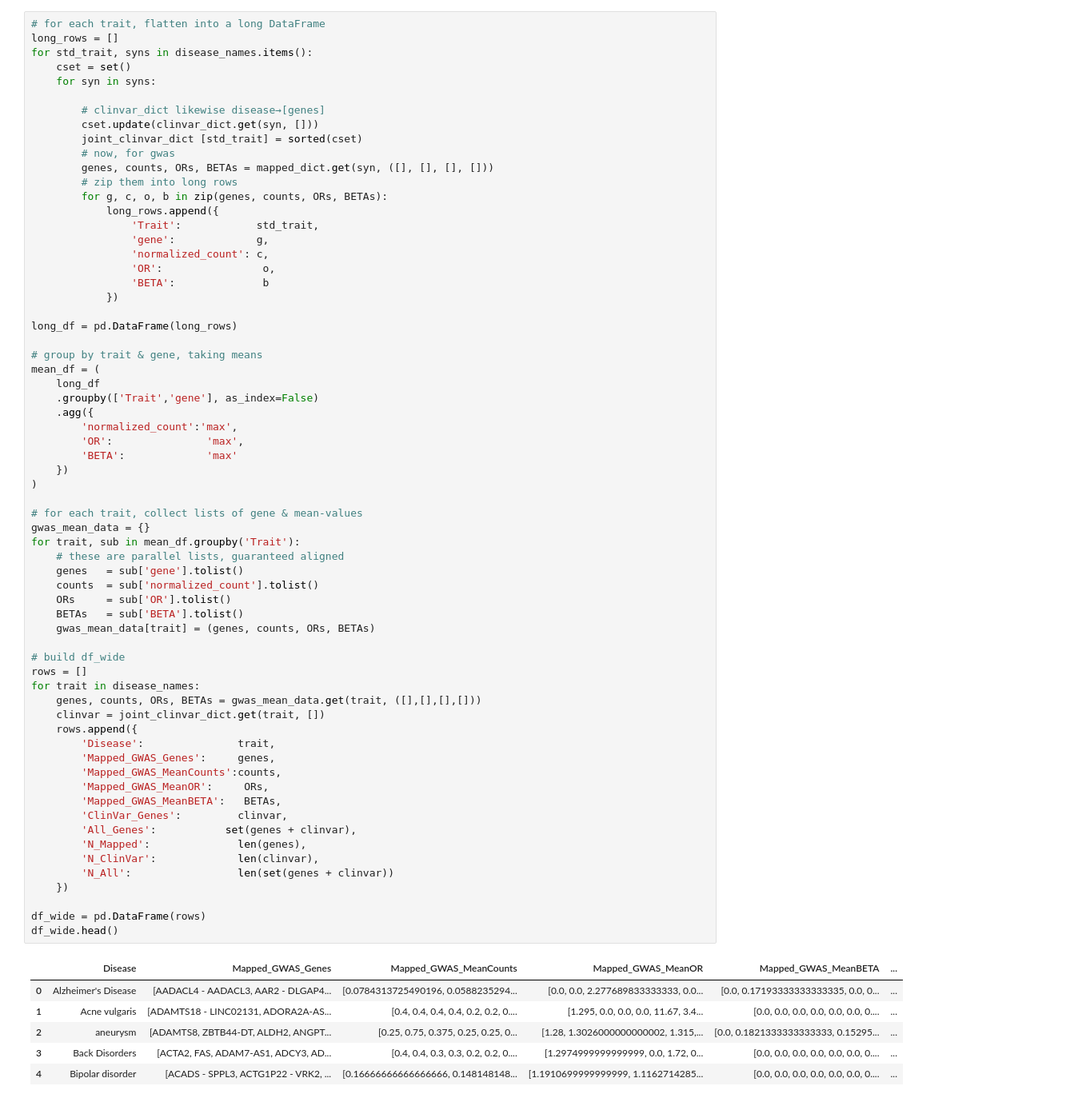
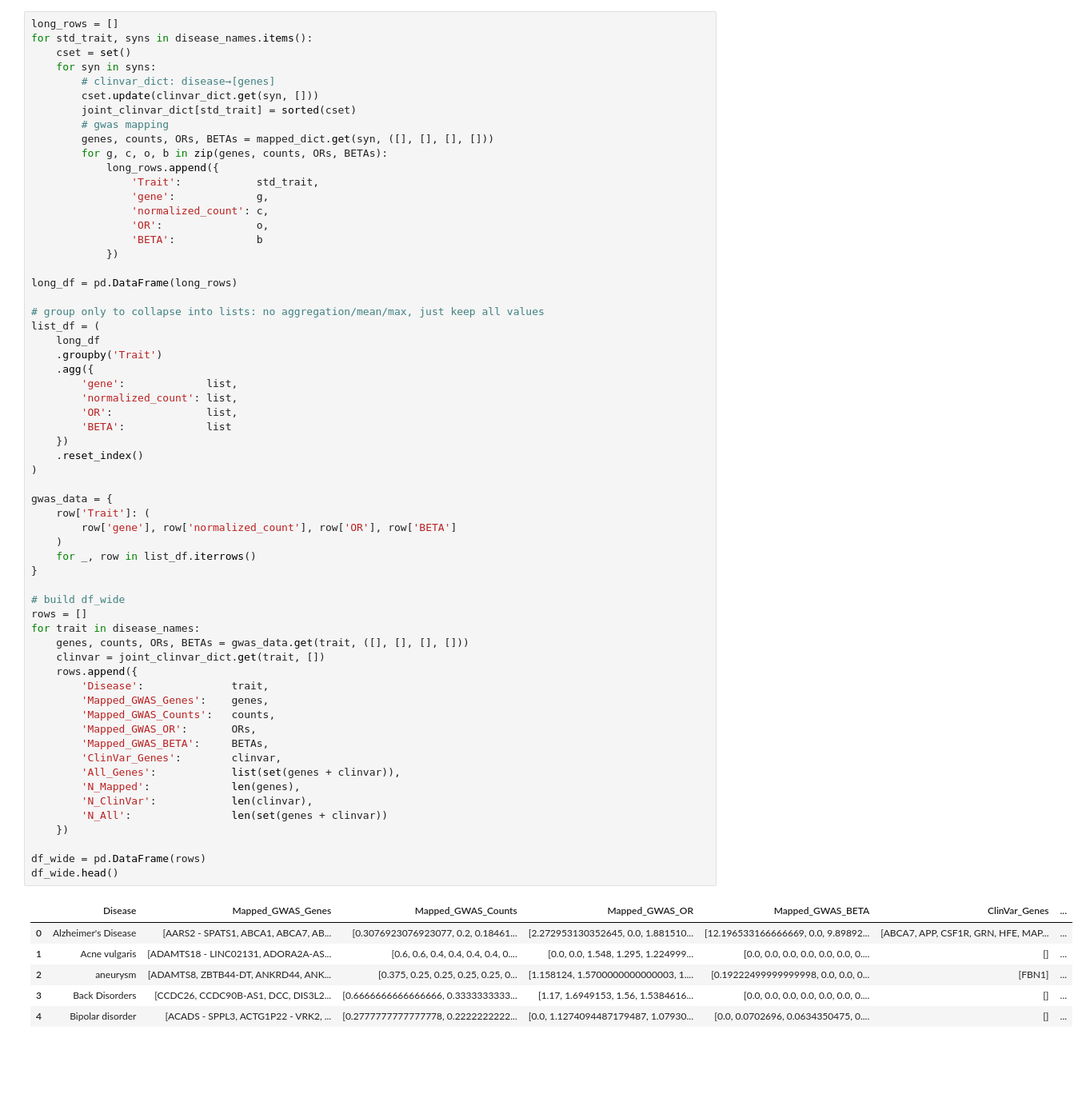
Before and after one commit to GilSasson1/DS_Project_WIS, a Jupyter notebook: merge_genes.ipynb, the cells around one changed output. Shown at 80% size. Cells and saved outputs as stored; diff of their text form; blank space fills up the shorter version.

```diff
--- a/merge_genes.ipynb
+++ b/merge_genes.ipynb
@@ -112,77 +112,73 @@ disease_names = {"Alzheimer's Disease": ["Alzheimer_s disease", "Alzheimer_s dis
 
 joint_clinvar_dict  = {}
 # %%
-# for each trait, flatten into a long DataFrame
 long_rows = []
 for std_trait, syns in disease_names.items():
     cset = set()
     for syn in syns:
-
-        # clinvar_dict likewise disease→[genes]
+        # clinvar_dict: disease→[genes]
         cset.update(clinvar_dict.get(syn, []))
-        joint_clinvar_dict [std_trait] = sorted(cset)
-        # now, for gwas
+        joint_clinvar_dict[std_trait] = sorted(cset)
+        # gwas mapping
         genes, counts, ORs, BETAs = mapped_dict.get(syn, ([], [], [], []))
-        # zip them into long rows
         for g, c, o, b in zip(genes, counts, ORs, BETAs):
             long_rows.append({
                 'Trait':            std_trait,
                 'gene':             g,
                 'normalized_count': c,
-                'OR':                o,
-                'BETA':              b
+                'OR':               o,
+                'BETA':             b
             })
 
 long_df = pd.DataFrame(long_rows)
 
-# group by trait & gene, taking means
-mean_df = (
+# group only to collapse into lists: no aggregation/mean/max, just keep all values
+list_df = (
     long_df
-    .groupby(['Trait','gene'], as_index=False)
+    .groupby('Trait')
     .agg({
-        'normalized_count':'max',
-        'OR':               'max',
-        'BETA':             'max'
+        'gene':             list,
+        'normalized_count': list,
+        'OR':               list,
+        'BETA':             list
     })
+    .reset_index()
 )
 
-# for each trait, collect lists of gene & mean‐values
-gwas_mean_data = {}
-for trait, sub in mean_df.groupby('Trait'):
-    # these are parallel lists, guaranteed aligned
-    genes   = sub['gene'].tolist()
-    counts  = sub['normalized_count'].tolist()
-    ORs     = sub['OR'].tolist()
-    BETAs   = sub['BETA'].tolist()
-    gwas_mean_data[trait] = (genes, counts, ORs, BETAs)
+gwas_data = {
+    row['Trait']: (
+        row['gene'], row['normalized_count'], row['OR'], row['BETA']
+    )
+    for _, row in list_df.iterrows()
+}
 
 # build df_wide
 rows = []
 for trait in disease_names:
-    genes, counts, ORs, BETAs = gwas_mean_data.get(trait, ([],[],[],[]))
+    genes, counts, ORs, BETAs = gwas_data.get(trait, ([], [], [], []))
     clinvar = joint_clinvar_dict.get(trait, [])
     rows.append({
-        'Disease':               trait,
-        'Mapped_GWAS_Genes':     genes,
-        'Mapped_GWAS_MeanCounts':counts,
-        'Mapped_GWAS_MeanOR':     ORs,
-        'Mapped_GWAS_MeanBETA':   BETAs,
-        'ClinVar_Genes':         clinvar,
-        'All_Genes':           set(genes + clinvar),
-        'N_Mapped':              len(genes),
-        'N_ClinVar':             len(clinvar),
-        'N_All':                 len(set(genes + clinvar))
+        'Disease':              trait,
+        'Mapped_GWAS_Genes':    genes,
+        'Mapped_GWAS_Counts':   counts,
+        'Mapped_GWAS_OR':       ORs,
+        'Mapped_GWAS_BETA':     BETAs,
+        'ClinVar_Genes':        clinvar,
+        'All_Genes':            list(set(genes + clinvar)),
+        'N_Mapped':             len(genes),
+        'N_ClinVar':            len(clinvar),
+        'N_All':                len(set(genes + clinvar))
     })
 
 df_wide = pd.DataFrame(rows)
 df_wide.head()
 # %% [output]
-|  | Disease | Mapped_GWAS_Genes | Mapped_GWAS_MeanCounts | Mapped_GWAS_MeanOR | Mapped_GWAS_MeanBETA | ... |
-| 0 | Alzheimer's Disease | [AADACL4 - AADACL3, AAR2 - DLGAP4... | [0.0784313725490196, 0.0588235294... | [0.0, 0.0, 2.277689833333333, 0.0... | [0.0, 0.17193333333333335, 0.0, 0... | ... |
-| 1 | Acne vulgaris | [ADAMTS18 - LINC02131, ADORA2A-AS... | [0.4, 0.4, 0.4, 0.4, 0.2, 0.2, 0.... | [1.295, 0.0, 0.0, 0.0, 11.67, 3.4... | [0.0, 0.0, 0.0, 0.0, 0.0, 0.0, 0.... | ... |
-| 2 | aneurysm | [ADAMTS8, ZBTB44-DT, ALDH2, ANGPT... | [0.25, 0.75, 0.375, 0.25, 0.25, 0... | [1.28, 1.3026000000000002, 1.315,... | [0.0, 0.1821333333333333, 0.15295... | ... |
-| 3 | Back Disorders | [ACTA2, FAS, ADAM7-AS1, ADCY3, AD... | [0.4, 0.4, 0.3, 0.3, 0.2, 0.2, 0.... | [1.2974999999999999, 0.0, 1.72, 0... | [0.0, 0.0, 0.0, 0.0, 0.0, 0.0, 0.... | ... |
-| 4 | Bipolar disorder | [ACADS - SPPL3, ACTG1P22 - VRK2, ... | [0.16666666666666666, 0.148148148... | [1.1910699999999999, 1.1162714285... | [0.0, 0.0, 0.0, 0.0, 0.0, 0.0, 0.... | ... |
+|  | Disease | Mapped_GWAS_Genes | Mapped_GWAS_Counts | Mapped_GWAS_OR | Mapped_GWAS_BETA | ClinVar_Genes | ... |
+| 0 | Alzheimer's Disease | [AARS2 - SPATS1, ABCA1, ABCA7, AB... | [0.3076923076923077, 0.2, 0.18461... | [2.272953130352645, 0.0, 1.881510... | [12.196533166666669, 0.0, 9.89892... | [ABCA7, APP, CSF1R, GRN, HFE, MAP... | ... |
+| 1 | Acne vulgaris | [ADAMTS18 - LINC02131, ADORA2A-AS... | [0.6, 0.6, 0.4, 0.4, 0.4, 0.4, 0.... | [0.0, 0.0, 1.548, 1.295, 1.224999... | [0.0, 0.0, 0.0, 0.0, 0.0, 0.0, 0.... | [] | ... |
+| 2 | aneurysm | [ADAMTS8, ZBTB44-DT, ANKRD44, ANK... | [0.375, 0.25, 0.25, 0.25, 0.25, 0... | [1.158124, 1.5700000000000003, 1.... | [0.19222499999999998, 0.0, 0.0, 0... | [FBN1] | ... |
+| 3 | Back Disorders | [CCDC26, CCDC90B-AS1, DCC, DIS3L2... | [0.6666666666666666, 0.3333333333... | [1.17, 1.6949153, 1.56, 1.5384616... | [0.0, 0.0, 0.0, 0.0, 0.0, 0.0, 0.... | [] | ... |
+| 4 | Bipolar disorder | [ACADS - SPPL3, ACTG1P22 - VRK2, ... | [0.2777777777777778, 0.2222222222... | [0.0, 1.1274094487179487, 1.07930... | [0.0, 0.0702696, 0.0634350475, 0.... | [] | ... |
 # %%
 # save the data to an excel file
 df_wide.to_csv('/Users/gilsasson/PycharmProjects/pythonProject/ds_project/joint_gene_list_per_trait.csv', index=False)
```
Also changed, not shown: parts of 2 cells of this notebook, 3 other files.
